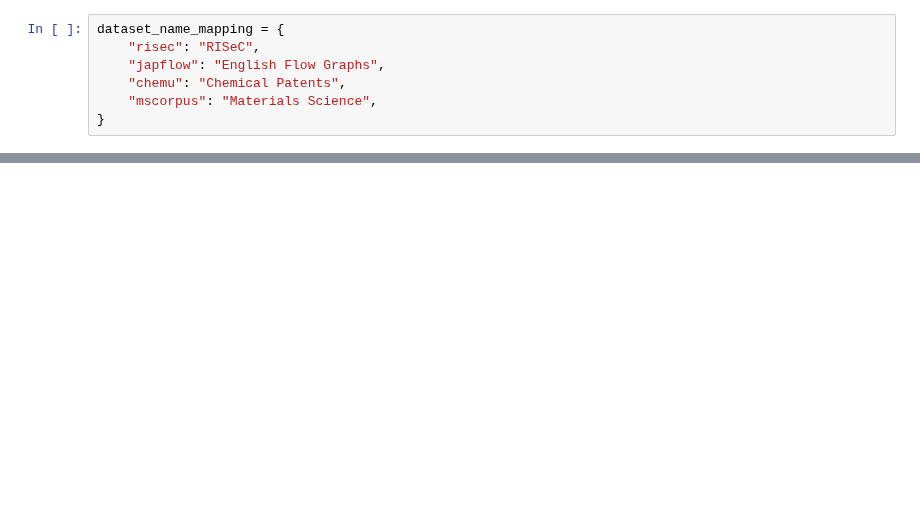
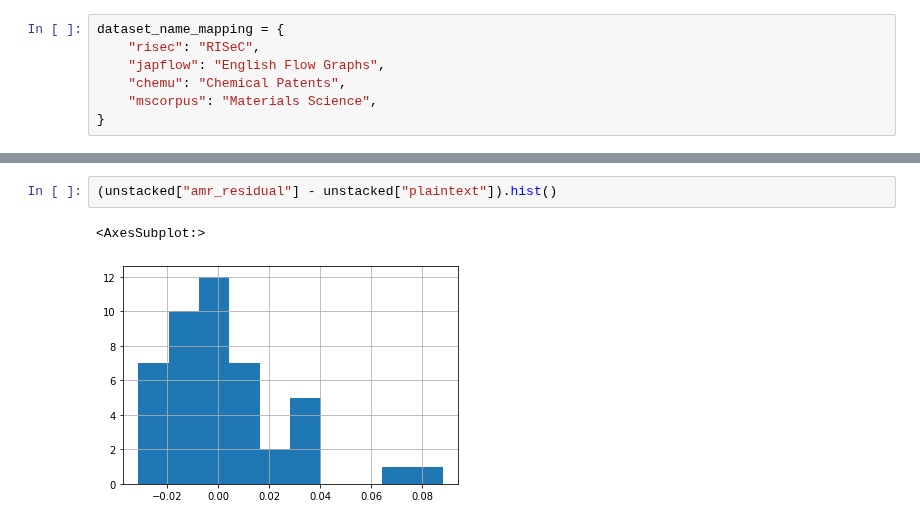
Before and after one commit to ShoRit/flow_graphs, a Jupyter notebook: code/visualize_results.ipynb, the cells around one changed output, grey strips where cells are left out. Saved outputs shown, nothing was run; the diff lists cells and outputs as text; blank space fills up the shorter version.

```diff
--- a/code/visualize_results.ipynb
+++ b/code/visualize_results.ipynb
@@ -128,0 +122,5 @@ for src_dataset in sorted(src_datasets):
+# %%
+(unstacked["amr_residual"] - unstacked["plaintext"]).hist()
+# %% [output]
+<AxesSubplot:>
+[figure, added]
```
Also changed, not shown: parts of 8 cells of this notebook.
